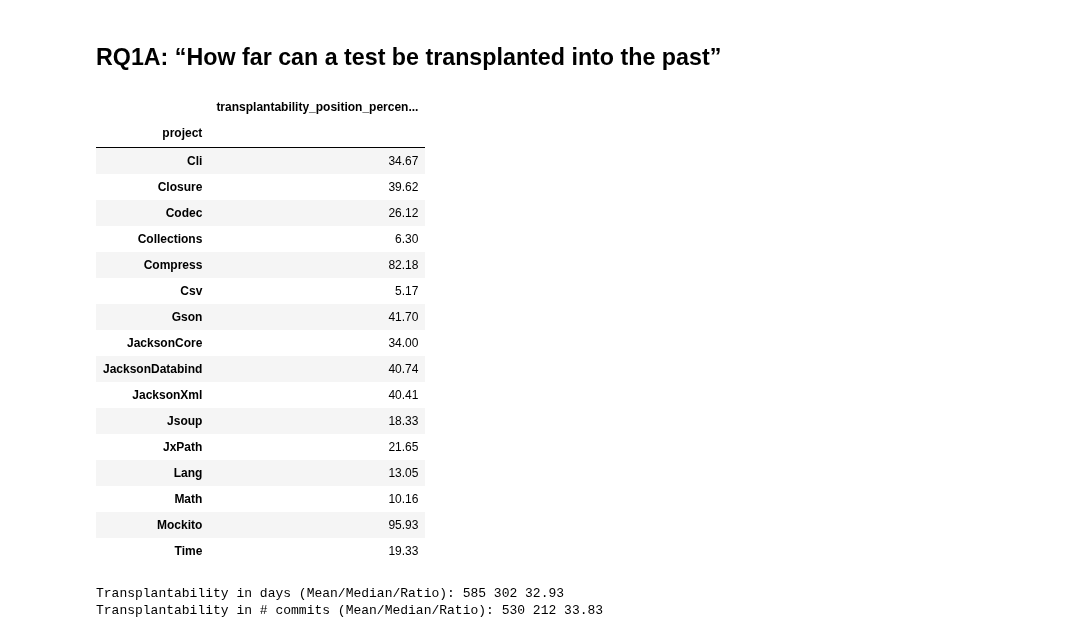
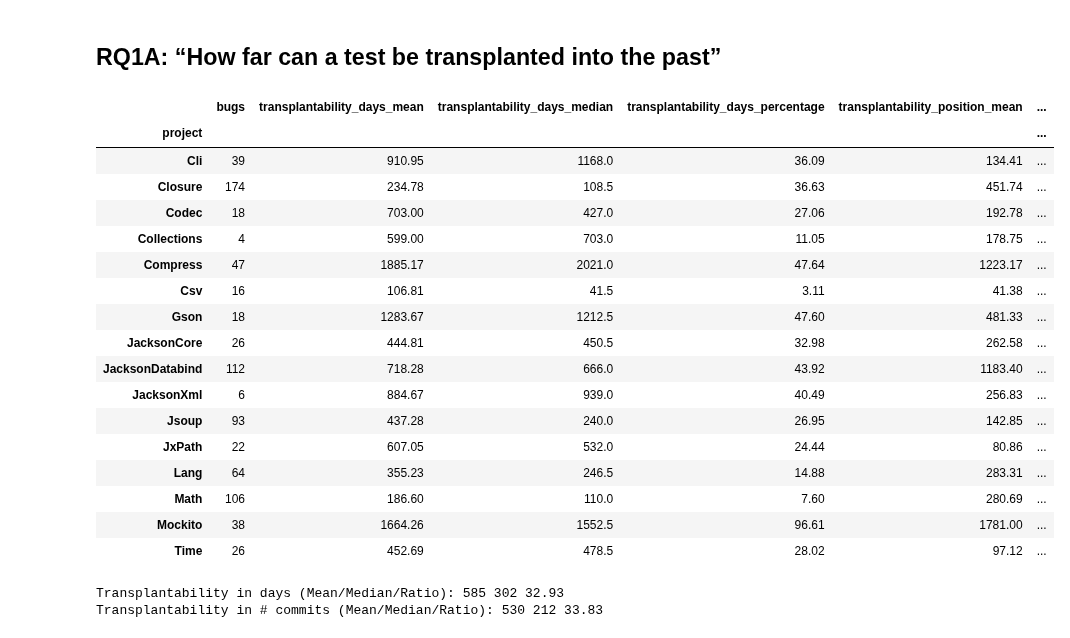
Before and after one commit to codeurjc/BugHunter, a Jupyter notebook: analysis/Analysis.ipynb, the cells around one changed output. Drawn from its saved outputs; the diff is of its cells as text; code cells hidden in the pictures.

```diff
--- a/analysis/Analysis.ipynb
+++ b/analysis/Analysis.ipynb
@@ -93,33 +93,33 @@ resume_df['transplantability_position_ratio'] = resume_df.apply (
 ## RQ1A: “How far can a test be transplanted into the past”
 # %%
 resume_df.groupby('project').agg(
-    #bugs=('project','size'),
-    #transplantability_days_mean=('transplantability_days','mean'),
-    #transplantability_days_median=('transplantability_days','median'),
-    #transplantability_days_percentage=('transplantability_days_ratio','mean'),
-    #transplantability_position_mean=('transplantability_position','mean'),
-    #transplantability_position_median=('transplantability_position','median'),
+    bugs=('project','size'),
+    transplantability_days_mean=('transplantability_days','mean'),
+    transplantability_days_median=('transplantability_days','median'),
+    transplantability_days_percentage=('transplantability_days_ratio','mean'),
+    transplantability_position_mean=('transplantability_position','mean'),
+    transplantability_position_median=('transplantability_position','median'),
     transplantability_position_percentage=('transplantability_position_ratio','mean')
 ).round(2)#.astype(int)
 # %% [output]
-|  | transplantability_position_percen... |
-| project |  |
-| Cli | 34.67 |
-| Closure | 39.62 |
-| Codec | 26.12 |
-| Collections | 6.30 |
-| Compress | 82.18 |
-| Csv | 5.17 |
-| Gson | 41.70 |
-| JacksonCore | 34.00 |
-| JacksonDatabind | 40.74 |
-| JacksonXml | 40.41 |
-| Jsoup | 18.33 |
-| JxPath | 21.65 |
-| Lang | 13.05 |
-| Math | 10.16 |
-| Mockito | 95.93 |
-| Time | 19.33 |
+|  | bugs | transplantability_days_mean | transplantability_days_median | transplantability_days_percentage | transplantability_position_mean | ... |
+| project |  |  |  |  |  | ... |
+| Cli | 39 | 910.95 | 1168.0 | 36.09 | 134.41 | ... |
+| Closure | 174 | 234.78 | 108.5 | 36.63 | 451.74 | ... |
+| Codec | 18 | 703.00 | 427.0 | 27.06 | 192.78 | ... |
+| Collections | 4 | 599.00 | 703.0 | 11.05 | 178.75 | ... |
+| Compress | 47 | 1885.17 | 2021.0 | 47.64 | 1223.17 | ... |
+| Csv | 16 | 106.81 | 41.5 | 3.11 | 41.38 | ... |
+| Gson | 18 | 1283.67 | 1212.5 | 47.60 | 481.33 | ... |
+| JacksonCore | 26 | 444.81 | 450.5 | 32.98 | 262.58 | ... |
+| JacksonDatabind | 112 | 718.28 | 666.0 | 43.92 | 1183.40 | ... |
+| JacksonXml | 6 | 884.67 | 939.0 | 40.49 | 256.83 | ... |
+| Jsoup | 93 | 437.28 | 240.0 | 26.95 | 142.85 | ... |
+| JxPath | 22 | 607.05 | 532.0 | 24.44 | 80.86 | ... |
+| Lang | 64 | 355.23 | 246.5 | 14.88 | 283.31 | ... |
+| Math | 106 | 186.60 | 110.0 | 7.60 | 280.69 | ... |
+| Mockito | 38 | 1664.26 | 1552.5 | 96.61 | 1781.00 | ... |
+| Time | 26 | 452.69 | 478.5 | 28.02 | 97.12 | ... |
 # %%
 t_days = resume_df['transplantability_days']
 t_position = resume_df['transplantability_position']
```
Also changed, not shown: parts of 2 cells of this notebook, 9 other files.
